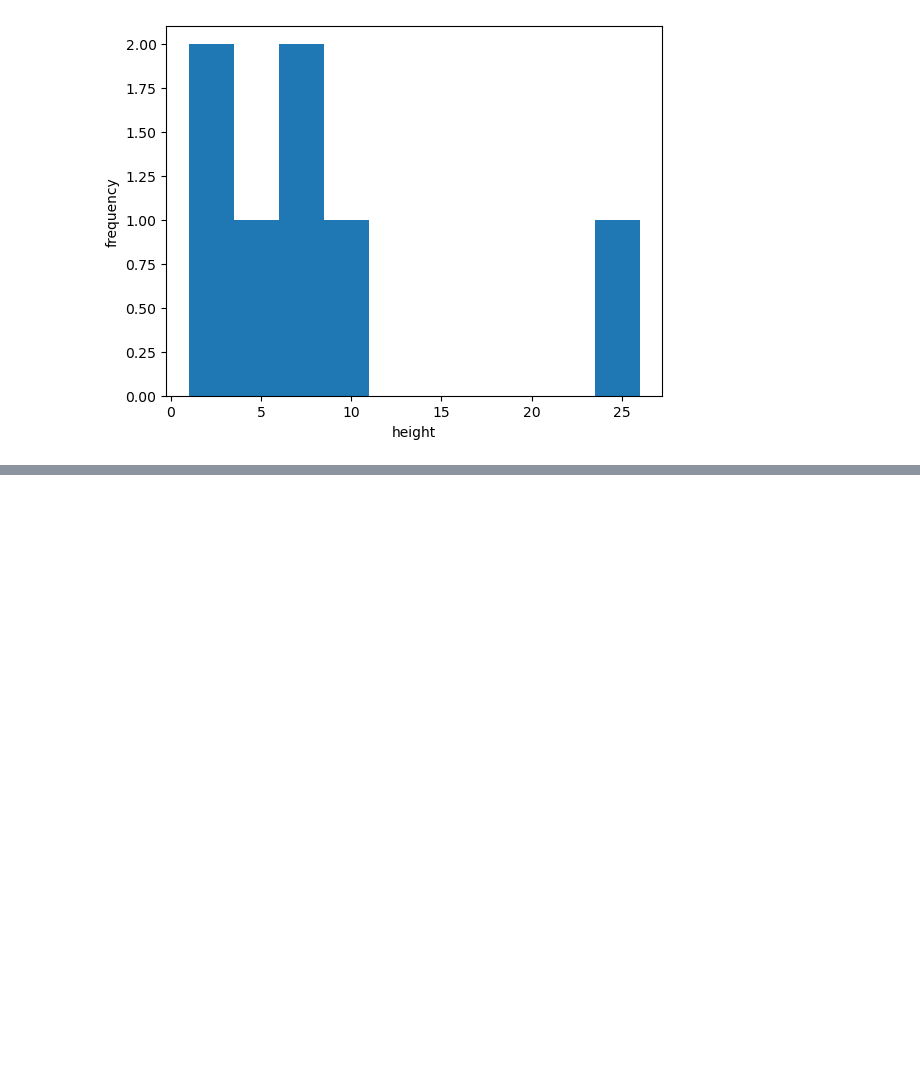
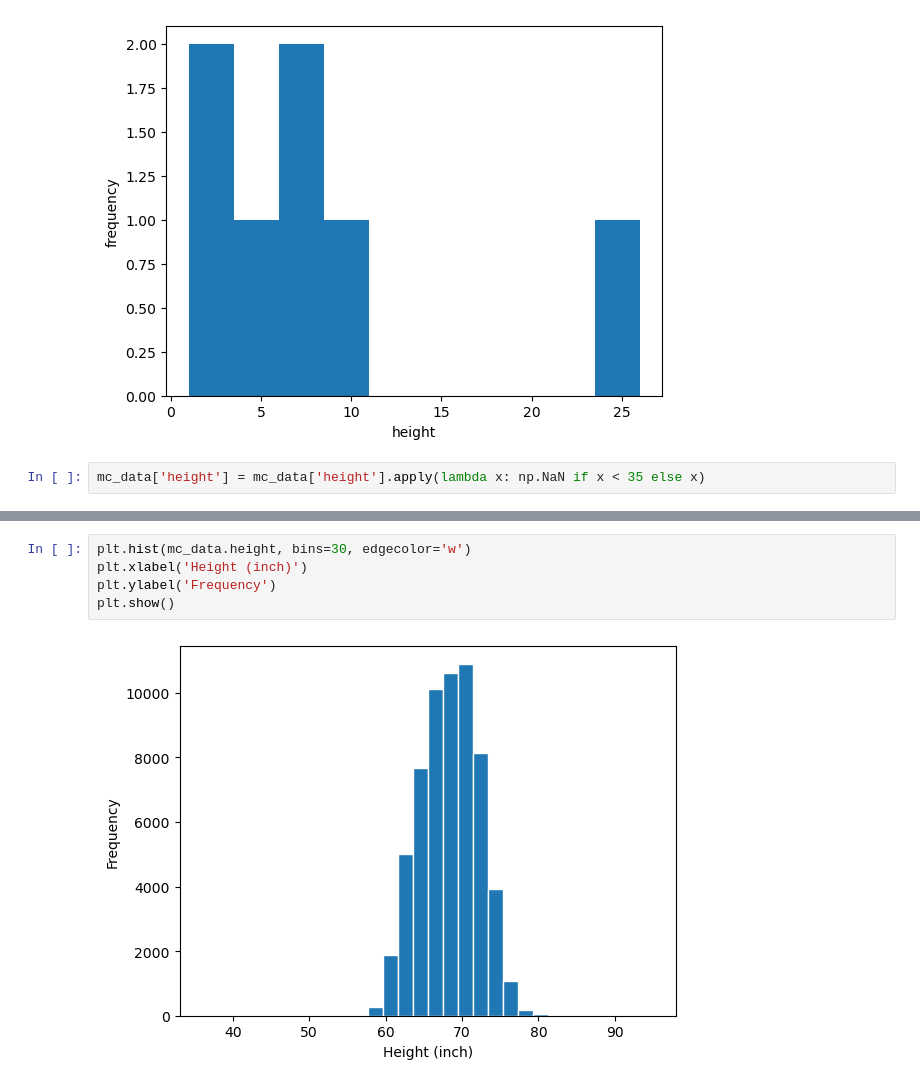
Before and after one commit to CrisFC4/OKCupid_ML_Project, a Jupyter notebook: date-a-scientist.ipynb, the cells around one changed output, grey strips where cells are left out. Saved outputs shown, nothing was run; the diff lists cells and outputs as text; blank space fills up the shorter version.

```diff
--- a/date-a-scientist.ipynb
+++ b/date-a-scientist.ipynb
@@ -567,3 +567,5 @@ plt.ylabel('frequency')
 # %% [output]
 Text(0, 0.5, 'frequency')
 [figure]
+# %%
+mc_data['height'] = mc_data['height'].apply(lambda x: np.NaN if x < 35 else x)
@@ -569,0 +587,7 @@ Text(0, 0.5, 'frequency')
+# %%
+plt.hist(mc_data.height, bins=30, edgecolor='w')
+plt.xlabel('Height (inch)')
+plt.ylabel('Frequency')
+plt.show()
+# %% [output]
+[figure, added]
```
Also changed, not shown: parts of 8 cells of this notebook.
